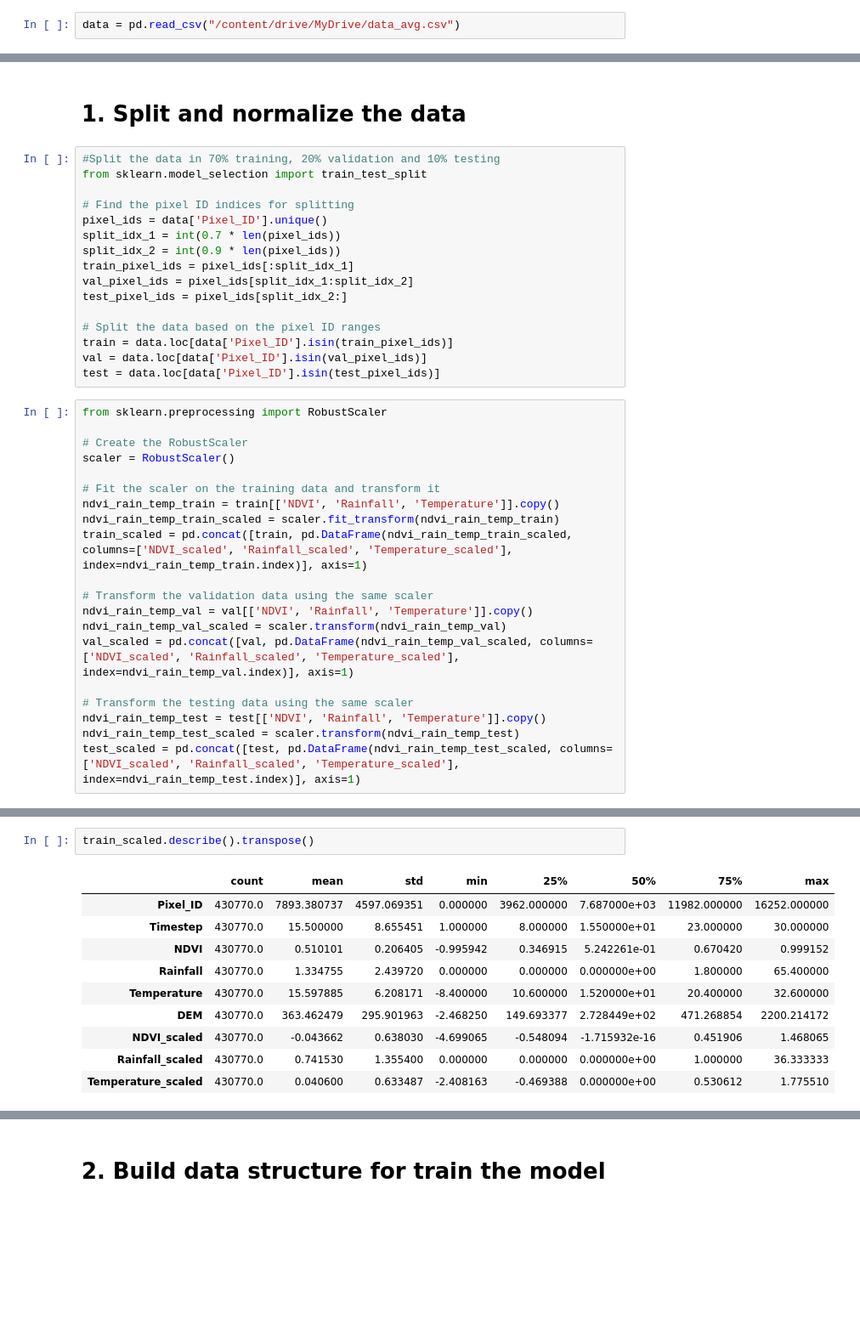
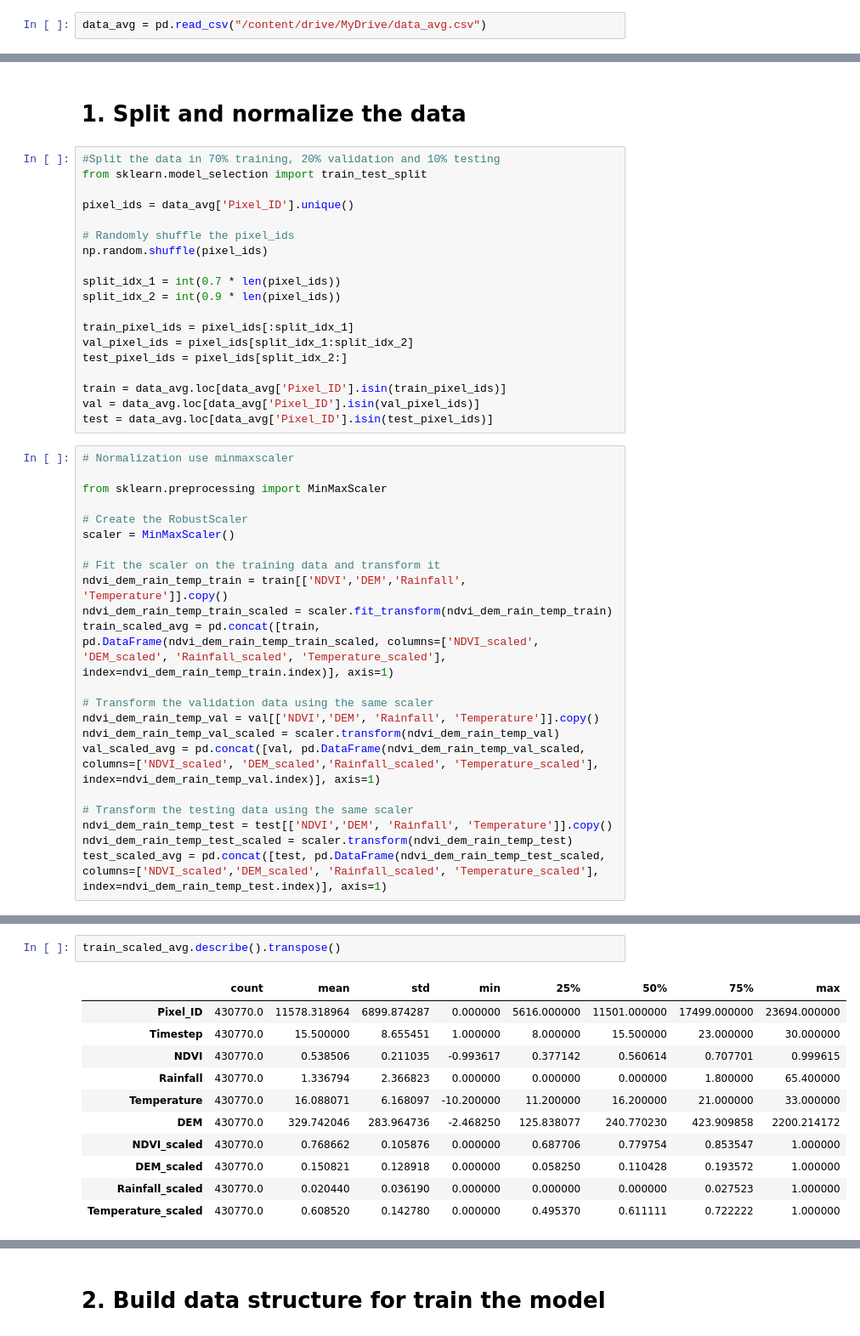
Before and after one commit to ZhiqiWang17/AI-thesis, a Jupyter notebook: Code_multiple_pixel/Train & evaluation Model_avg_pixel.ipynb, the cells around one changed output, grey strips where cells are left out. Shown at 85% size. Cells and saved outputs as stored; diff of their text form; blank space fills up the shorter version.

```diff
--- a/Code_multiple_pixel/Train & evaluation Model_avg_pixel.ipynb
+++ b/Code_multiple_pixel/Train & evaluation Model_avg_pixel.ipynb
@@ -7,4 +7,4 @@ Mounted at /content/drive
 import pandas as pd
 import numpy as np
 # %%
-data = pd.read_csv("/content/drive/MyDrive/data_avg.csv")
+data_avg = pd.read_csv("/content/drive/MyDrive/data_avg.csv")
@@ -30,35 +40,40 @@ data
 #Split the data in 70% training, 20% validation and 10% testing
 from sklearn.model_selection import train_test_split
 
-# Find the pixel ID indices for splitting
-pixel_ids = data['Pixel_ID'].unique()
+pixel_ids = data_avg['Pixel_ID'].unique()
+
+# Randomly shuffle the pixel_ids
+np.random.shuffle(pixel_ids)
+
 split_idx_1 = int(0.7 * len(pixel_ids))
 split_idx_2 = int(0.9 * len(pixel_ids))
+
 train_pixel_ids = pixel_ids[:split_idx_1]
 val_pixel_ids = pixel_ids[split_idx_1:split_idx_2]
 test_pixel_ids = pixel_ids[split_idx_2:]
 
-# Split the data based on the pixel ID ranges
-train = data.loc[data['Pixel_ID'].isin(train_pixel_ids)]
-val = data.loc[data['Pixel_ID'].isin(val_pixel_ids)]
-test = data.loc[data['Pixel_ID'].isin(test_pixel_ids)]
+train = data_avg.loc[data_avg['Pixel_ID'].isin(train_pixel_ids)]
+val = data_avg.loc[data_avg['Pixel_ID'].isin(val_pixel_ids)]
+test = data_avg.loc[data_avg['Pixel_ID'].isin(test_pixel_ids)]
 # %%
-from sklearn.preprocessing import RobustScaler
+# Normalization use minmaxscaler
+
+from sklearn.preprocessing import MinMaxScaler
 
 # Create the RobustScaler
-scaler = RobustScaler()
+scaler = MinMaxScaler()
 
 # Fit the scaler on the training data and transform it
-ndvi_rain_temp_train = train[['NDVI', 'Rainfall', 'Temperature']].copy()
-ndvi_rain_temp_train_scaled = scaler.fit_transform(ndvi_rain_temp_train)
-train_scaled = pd.concat([train, pd.DataFrame(ndvi_rain_temp_train_scaled, columns=['NDVI_scaled', 'Rainfall_scaled', 'Temperature_scaled'], index=ndvi_rain_temp_train.index)], axis=1)
+ndvi_dem_rain_temp_train = train[['NDVI','DEM','Rainfall', 'Temperature']].copy()
+ndvi_dem_rain_temp_train_scaled = scaler.fit_transform(ndvi_dem_rain_temp_train)
+train_scaled_avg = pd.concat([train, pd.DataFrame(ndvi_dem_rain_temp_train_scaled, columns=['NDVI_scaled', 'DEM_scaled', 'Rainfall_scaled', 'Temperature_scaled'], index=ndvi_dem_rain_temp_train.index)], axis=1)
 
 # Transform the validation data using the same scaler
-ndvi_rain_temp_val = val[['NDVI', 'Rainfall', 'Temperature']].copy()
-ndvi_rain_temp_val_scaled = scaler.transform(ndvi_rain_temp_val)
-val_scaled = pd.concat([val, pd.DataFrame(ndvi_rain_temp_val_scaled, columns=['NDVI_scaled', 'Rainfall_scaled', 'Temperature_scaled'], index=ndvi_rain_temp_val.index)], axis=1)
+ndvi_dem_rain_temp_val = val[['NDVI','DEM', 'Rainfall', 'Temperature']].copy()
+ndvi_dem_rain_temp_val_scaled = scaler.transform(ndvi_dem_rain_temp_val)
+val_scaled_avg = pd.concat([val, pd.DataFrame(ndvi_dem_rain_temp_val_scaled, columns=['NDVI_scaled', 'DEM_scaled','Rainfall_scaled', 'Temperature_scaled'], index=ndvi_dem_rain_temp_val.index)], axis=1)
 
 # Transform the testing data using the same scaler
-ndvi_rain_temp_test = test[['NDVI', 'Rainfall', 'Temperature']].copy()
-ndvi_rain_temp_test_scaled = scaler.transform(ndvi_rain_temp_test)
-test_scaled = pd.concat([test, pd.DataFrame(ndvi_rain_temp_test_scaled, columns=['NDVI_scaled', 'Rainfall_scaled', 'Temperature_scaled'], index=ndvi_rain_temp_test.index)], axis=1)
+ndvi_dem_rain_temp_test = test[['NDVI','DEM', 'Rainfall', 'Temperature']].copy()
+ndvi_dem_rain_temp_test_scaled = scaler.transform(ndvi_dem_rain_temp_test)
+test_scaled_avg = pd.concat([test, pd.DataFrame(ndvi_dem_rain_temp_test_scaled, columns=['NDVI_scaled','DEM_scaled', 'Rainfall_scaled', 'Temperature_scaled'], index=ndvi_dem_rain_temp_test.index)], axis=1)
@@ -65,13 +96,14 @@ test_scaled = pd.concat([test, pd.DataFrame(ndvi_rain_temp_test_scaled, columns=
 # %%
-train_scaled.describe().transpose()
+train_scaled_avg.describe().transpose()
 # %% [output]
 |  | count | mean | std | min | 25% | 50% | 75% | max |
-| Pixel_ID | 430770.0 | 7893.380737 | 4597.069351 | 0.000000 | 3962.000000 | 7.687000e+03 | 11982.000000 | 16252.000000 |
-| Timestep | 430770.0 | 15.500000 | 8.655451 | 1.000000 | 8.000000 | 1.550000e+01 | 23.000000 | 30.000000 |
-| NDVI | 430770.0 | 0.510101 | 0.206405 | -0.995942 | 0.346915 | 5.242261e-01 | 0.670420 | 0.999152 |
-| Rainfall | 430770.0 | 1.334755 | 2.439720 | 0.000000 | 0.000000 | 0.000000e+00 | 1.800000 | 65.400000 |
-| Temperature | 430770.0 | 15.597885 | 6.208171 | -8.400000 | 10.600000 | 1.520000e+01 | 20.400000 | 32.600000 |
-| DEM | 430770.0 | 363.462479 | 295.901963 | -2.468250 | 149.693377 | 2.728449e+02 | 471.268854 | 2200.214172 |
-| NDVI_scaled | 430770.0 | -0.043662 | 0.638030 | -4.699065 | -0.548094 | -1.715932e-16 | 0.451906 | 1.468065 |
-| Rainfall_scaled | 430770.0 | 0.741530 | 1.355400 | 0.000000 | 0.000000 | 0.000000e+00 | 1.000000 | 36.333333 |
-| Temperature_scaled | 430770.0 | 0.040600 | 0.633487 | -2.408163 | -0.469388 | 0.000000e+00 | 0.530612 | 1.775510 |
+| Pixel_ID | 430770.0 | 11578.318964 | 6899.874287 | 0.000000 | 5616.000000 | 11501.000000 | 17499.000000 | 23694.000000 |
+| Timestep | 430770.0 | 15.500000 | 8.655451 | 1.000000 | 8.000000 | 15.500000 | 23.000000 | 30.000000 |
+| NDVI | 430770.0 | 0.538506 | 0.211035 | -0.993617 | 0.377142 | 0.560614 | 0.707701 | 0.999615 |
+| Rainfall | 430770.0 | 1.336794 | 2.366823 | 0.000000 | 0.000000 | 0.000000 | 1.800000 | 65.400000 |
+| Temperature | 430770.0 | 16.088071 | 6.168097 | -10.200000 | 11.200000 | 16.200000 | 21.000000 | 33.000000 |
+| DEM | 430770.0 | 329.742046 | 283.964736 | -2.468250 | 125.838077 | 240.770230 | 423.909858 | 2200.214172 |
+| NDVI_scaled | 430770.0 | 0.768662 | 0.105876 | 0.000000 | 0.687706 | 0.779754 | 0.853547 | 1.000000 |
+| DEM_scaled | 430770.0 | 0.150821 | 0.128918 | 0.000000 | 0.058250 | 0.110428 | 0.193572 | 1.000000 |
+| Rainfall_scaled | 430770.0 | 0.020440 | 0.036190 | 0.000000 | 0.000000 | 0.000000 | 0.027523 | 1.000000 |
+| Temperature_scaled | 430770.0 | 0.608520 | 0.142780 | 0.000000 | 0.495370 | 0.611111 | 0.722222 | 1.000000 |
```
Also changed, not shown: parts of 49 cells of this notebook, 3 other files.
